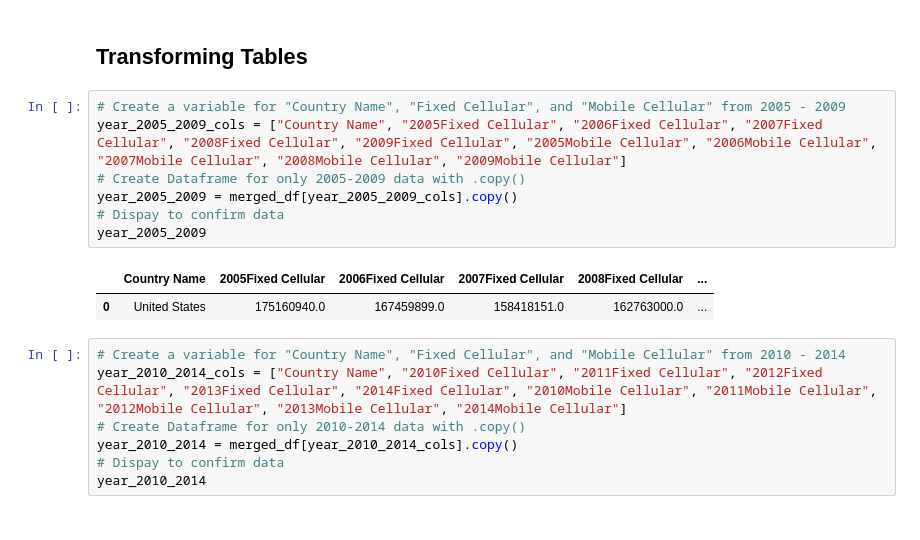
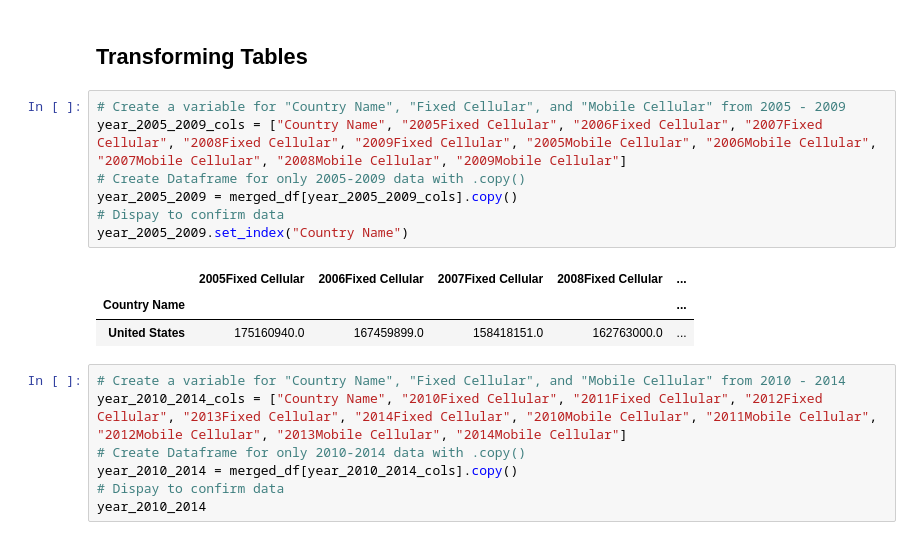
Before and after one commit to Lindsey-G/UCI-Homework-Giron, a Jupyter notebook: Homework_01/13-ETL-project/ETL_project.ipynb, the cells around one changed output. Saved outputs shown, nothing was run; the diff lists cells and outputs as text.

```diff
--- a/Homework_01/13-ETL-project/ETL_project.ipynb
+++ b/Homework_01/13-ETL-project/ETL_project.ipynb
@@ -104,13 +105,14 @@ list(merged_df.columns)
 # %%
 # Create a variable for "Country Name", "Fixed Cellular", and "Mobile Cellular" from 2005 - 2009
 year_2005_2009_cols = ["Country Name", "2005Fixed Cellular", "2006Fixed Cellular", "2007Fixed Cellular", "2008Fixed Cellular", "2009Fixed Cellular", "2005Mobile Cellular", "2006Mobile Cellular", "2007Mobile Cellular", "2008Mobile Cellular", "2009Mobile Cellular"]
 # Create Dataframe for only 2005-2009 data with .copy()
 year_2005_2009 = merged_df[year_2005_2009_cols].copy()
 # Dispay to confirm data
-year_2005_2009
+year_2005_2009.set_index("Country Name")
 # %% [output]
-|  | Country Name | 2005Fixed Cellular | 2006Fixed Cellular | 2007Fixed Cellular | 2008Fixed Cellular | ... |
-| 0 | United States | 175160940.0 | 167459899.0 | 158418151.0 | 162763000.0 | ... |
+|  | 2005Fixed Cellular | 2006Fixed Cellular | 2007Fixed Cellular | 2008Fixed Cellular | ... |
+| Country Name |  |  |  |  | ... |
+| United States | 175160940.0 | 167459899.0 | 158418151.0 | 162763000.0 | ... |
 # %%
 # Create a variable for "Country Name", "Fixed Cellular", and "Mobile Cellular" from 2010 - 2014
 year_2010_2014_cols = ["Country Name", "2010Fixed Cellular", "2011Fixed Cellular", "2012Fixed Cellular", "2013Fixed Cellular", "2014Fixed Cellular", "2010Mobile Cellular", "2011Mobile Cellular", "2012Mobile Cellular", "2013Mobile Cellular", "2014Mobile Cellular"]
```
Also changed, not shown: parts of 3 cells of this notebook, 3 other files.
